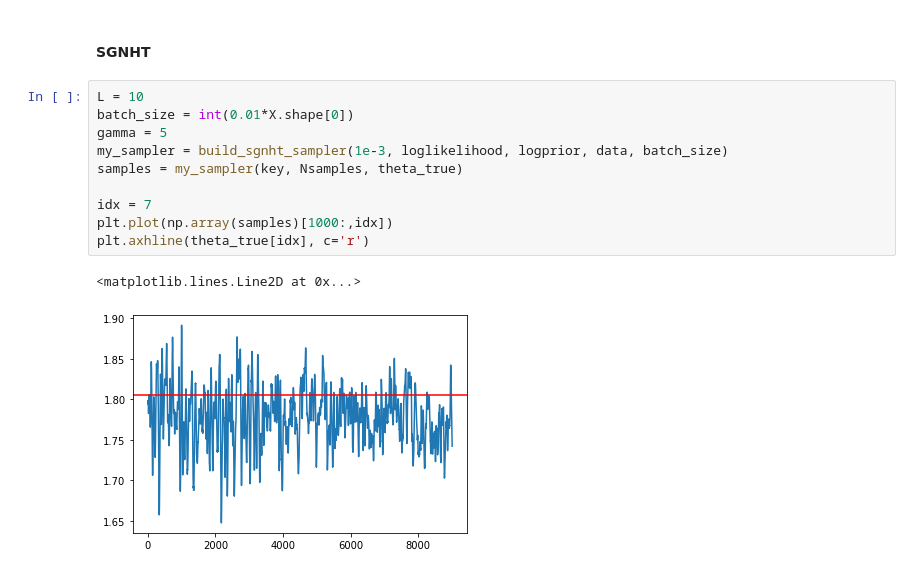
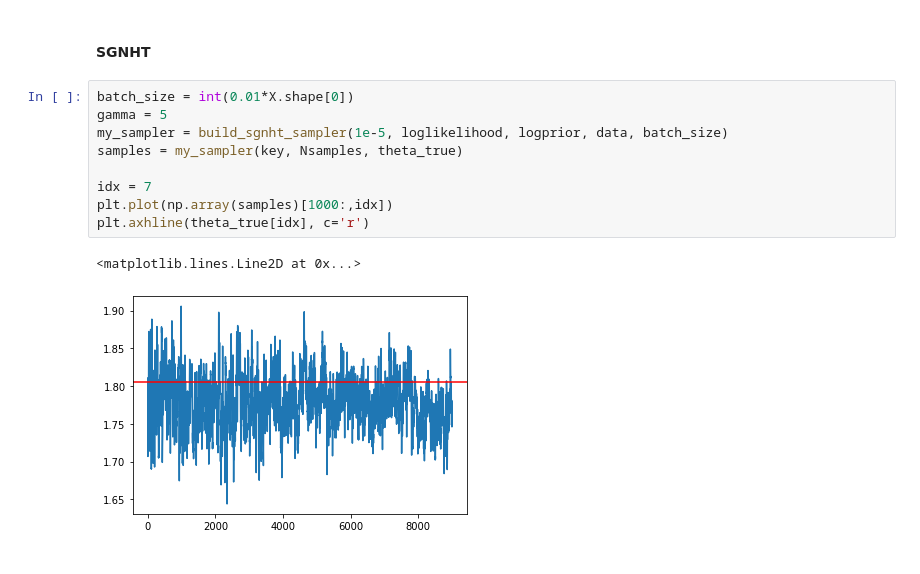
Before and after one commit to jeremiecoullon/SGMCMCJax, a Jupyter notebook: docs/nbs/sampler.ipynb, the cells around one changed output. Saved outputs shown, nothing was run; the diff lists cells and outputs as text.

Commit message:
sgnht: changed formulation. Refactored sampler docs

```diff
--- a/docs/nbs/sampler.ipynb
+++ b/docs/nbs/sampler.ipynb
@@ -170,15 +170,14 @@ plt.axhline(theta_true[idx], c='r')
 # %% [markdown]
 #### SGNHT
-# %%
-L = 10
-batch_size = int(0.01*X.shape[0])
-gamma = 5
-my_sampler = build_sgnht_sampler(1e-3, loglikelihood, logprior, data, batch_size)
-samples = my_sampler(key, Nsamples, theta_true)
-
-idx = 7
-plt.plot(np.array(samples)[1000:,idx])
-plt.axhline(theta_true[idx], c='r')
-# %% [output]
-<matplotlib.lines.Line2D at 0x...>
-[figure, removed]
+# %%
+batch_size = int(0.01*X.shape[0])
+gamma = 5
+my_sampler = build_sgnht_sampler(1e-5, loglikelihood, logprior, data, batch_size)
+samples = my_sampler(key, Nsamples, theta_true)
+
+idx = 7
+plt.plot(np.array(samples)[1000:,idx])
+plt.axhline(theta_true[idx], c='r')
+# %% [output]
+<matplotlib.lines.Line2D at 0x...>
+[figure, added]
```
Also changed, not shown: parts of 1 cell of this notebook, 3 other files.
